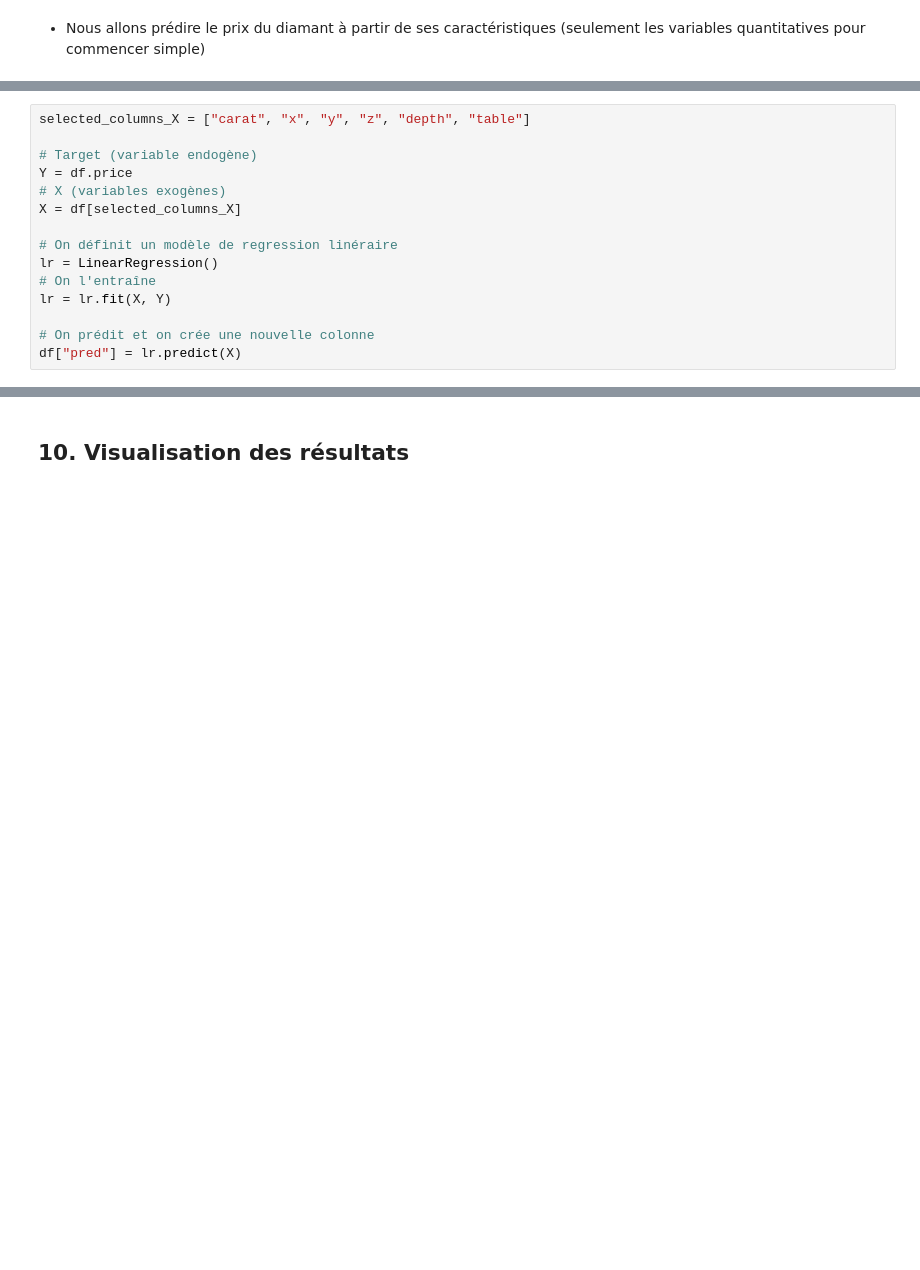
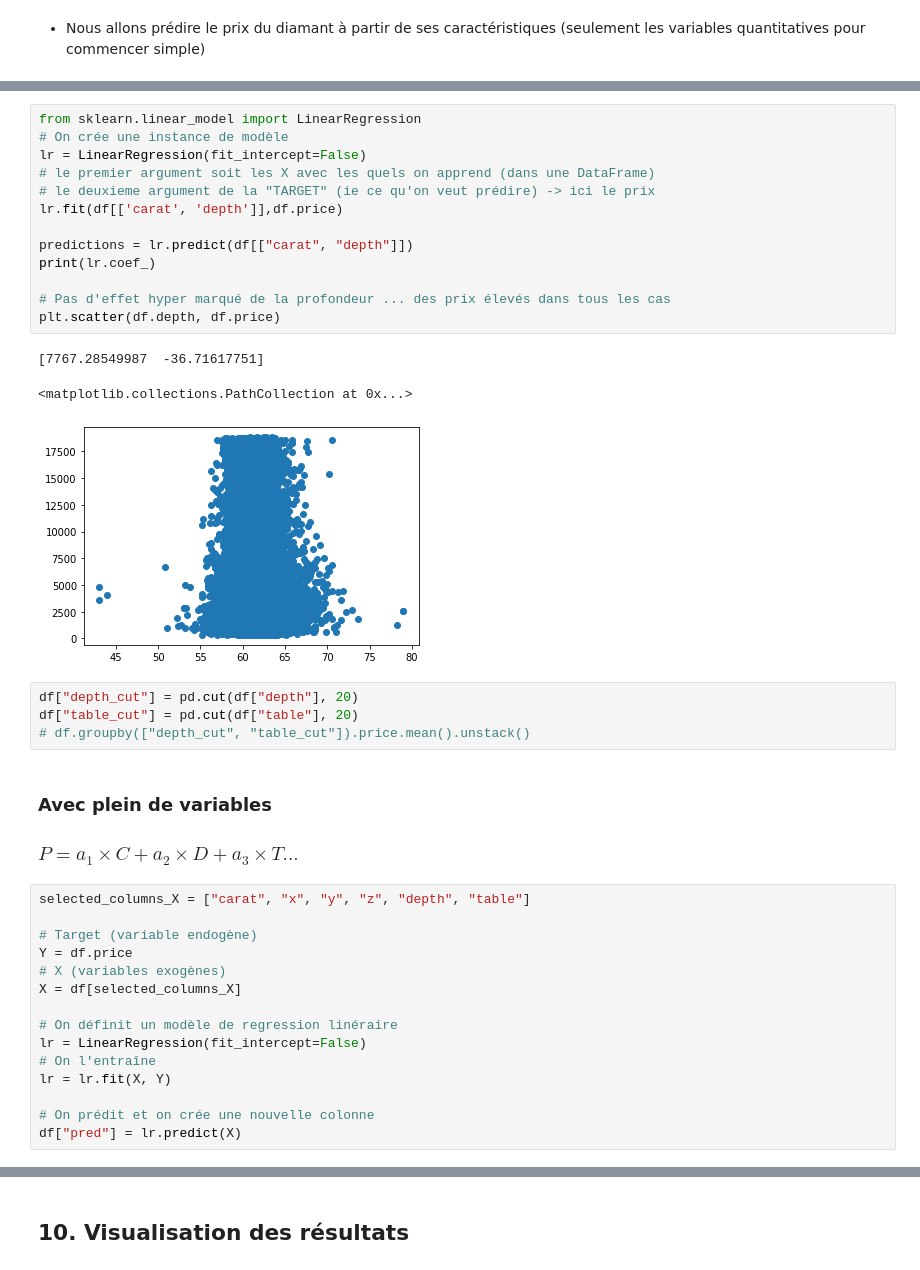
Before and after one commit to Selimmmm/data-science-1-public, a Jupyter notebook: tps/3_a_combo_pandas_sklearn_matploblib.ipynb.ipynb, the cells around one changed output, grey strips where cells are left out. Cells and saved outputs as stored; diff of their text form; blank space fills up the shorter version.

```diff
--- a/tps/3_a_combo_pandas_sklearn_matploblib.ipynb.ipynb
+++ b/tps/3_a_combo_pandas_sklearn_matploblib.ipynb.ipynb
@@ -834,3 +889,28 @@ from sklearn.linear_model import LinearRegression
+# %%
+from sklearn.linear_model import LinearRegression
+# On crée une instance de modèle
+lr = LinearRegression(fit_intercept=False)
+# le premier argument soit les X avec les quels on apprend (dans une DataFrame)
+# le deuxieme argument de la "TARGET" (ie ce qu'on veut prédire) -> ici le prix
+lr.fit(df[['carat', 'depth']],df.price)
+
+predictions = lr.predict(df[["carat", "depth"]])
+print(lr.coef_)
+
+# Pas d'effet hyper marqué de la profondeur ... des prix élevés dans tous les cas
+plt.scatter(df.depth, df.price)
+# %% [output]
+[7767.28549987  -36.71617751]
+<matplotlib.collections.PathCollection at 0x...>
+[figure, added]
+# %%
+df["depth_cut"] = pd.cut(df["depth"], 20)
+df["table_cut"] = pd.cut(df["table"], 20)
+# df.groupby(["depth_cut", "table_cut"]).price.mean().unstack()
+# %% [markdown]
+### Avec plein de variables
+
+### $ P =  a_1 \times C + a_2 \times D  + a_3 \times T ...$
 # %%
 selected_columns_X = ["carat", "x", "y", "z", "depth", "table"]
 
@@ -840,7 +920,7 @@ Y = df.price
 X = df[selected_columns_X]
 
 # On définit un modèle de regression linéraire
-lr = LinearRegression()
+lr = LinearRegression(fit_intercept=False)
 # On l'entraîne
 lr = lr.fit(X, Y)
 
```
Also changed, not shown: parts of 13 cells of this notebook, 2 other files.
